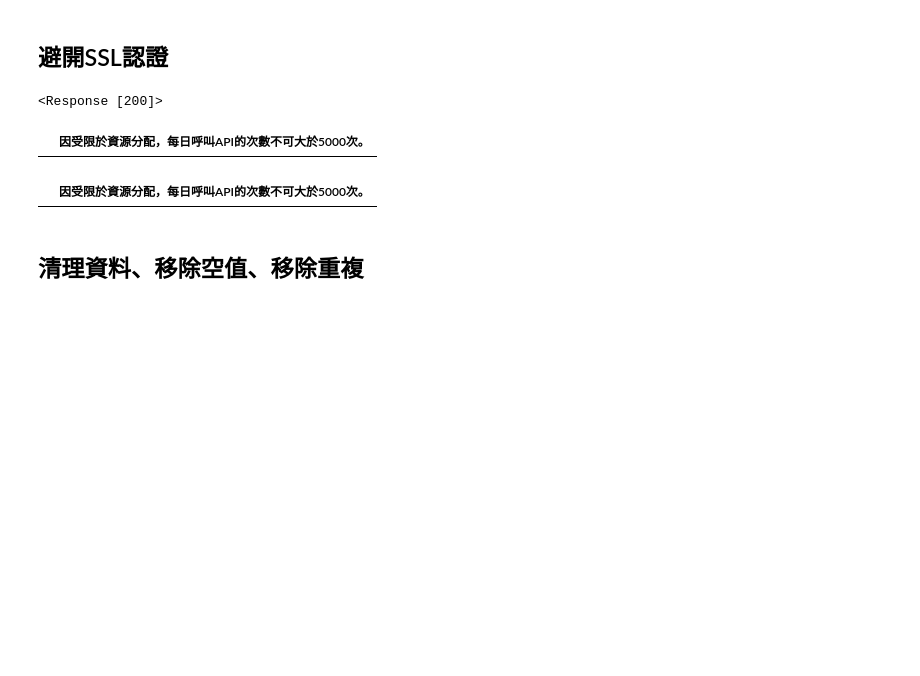
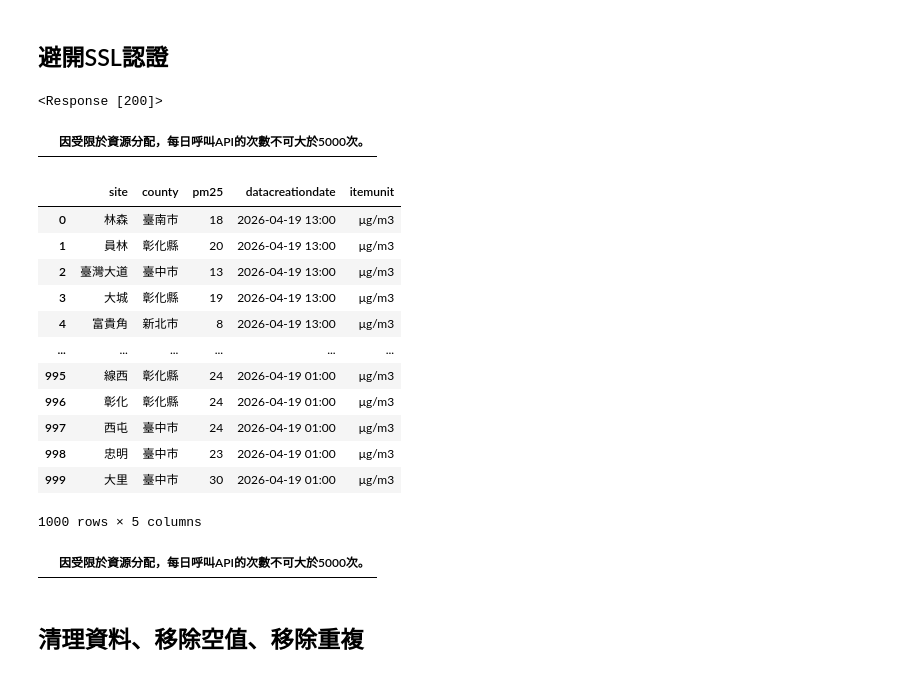
Before and after one commit to futahati/pm25-opendata, a Jupyter notebook: test.ipynb, the cells around one changed output. Drawn from its saved outputs; the diff is of its cells as text; code cells hidden in the pictures; blank space fills up the shorter version.

```diff
--- a/test.ipynb
+++ b/test.ipynb
@@ -3,6 +3,8 @@ import pandas as pd
 import requests, io
 # %%
 api_url = "https://data.moenv.gov.tw/api/v2/aqx_p_02?api_key=af57253c-e838-46da-a1f5-12b43afd75f3&limit=1000&sort=datacreationdate%20desc&format=CSV"
+# %%
+api_json = "https://data.moenv.gov.tw/api/v2/aqx_p_02?api_key=846e44e1-8cc5-4893-ad87-c79d2d383706&limit=1000&sort=datacreationdate%20desc&format=JSON"
 # %% [markdown]
 ## 避開SSL認證
 # %%
@@ -13,6 +15,23 @@ df
 # %% [output]
 <Response [200]>
 |  | 因受限於資源分配，每日呼叫API的次數不可大於5000次。 |
+# %%
+df = pd.read_json(api_json)
+df
+# %% [output]
+|  | site | county | pm25 | datacreationdate | itemunit |
+| 0 | 林森 | 臺南市 | 18 | 2026-04-19 13:00 | μg/m3 |
+| 1 | 員林 | 彰化縣 | 20 | 2026-04-19 13:00 | μg/m3 |
+| 2 | 臺灣大道 | 臺中市 | 13 | 2026-04-19 13:00 | μg/m3 |
+| 3 | 大城 | 彰化縣 | 19 | 2026-04-19 13:00 | μg/m3 |
+| 4 | 富貴角 | 新北市 | 8 | 2026-04-19 13:00 | μg/m3 |
+| ... | ... | ... | ... | ... | ... |
+| 995 | 線西 | 彰化縣 | 24 | 2026-04-19 01:00 | μg/m3 |
+| 996 | 彰化 | 彰化縣 | 24 | 2026-04-19 01:00 | μg/m3 |
+| 997 | 西屯 | 臺中市 | 24 | 2026-04-19 01:00 | μg/m3 |
+| 998 | 忠明 | 臺中市 | 23 | 2026-04-19 01:00 | μg/m3 |
+| 999 | 大里 | 臺中市 | 30 | 2026-04-19 01:00 | μg/m3 |
+1000 rows × 5 columns
 # %%
 df = pd.read_csv(api_url)
 df
```
Also changed, not shown: parts of 5 cells of this notebook, 3 other files.
